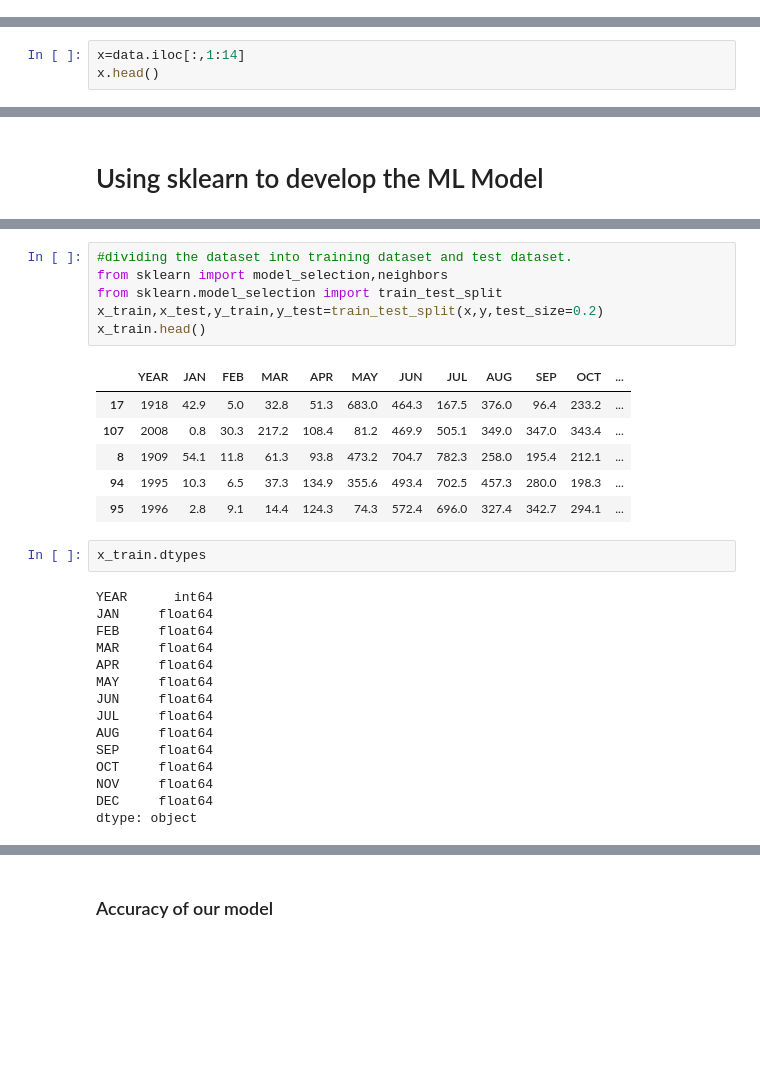
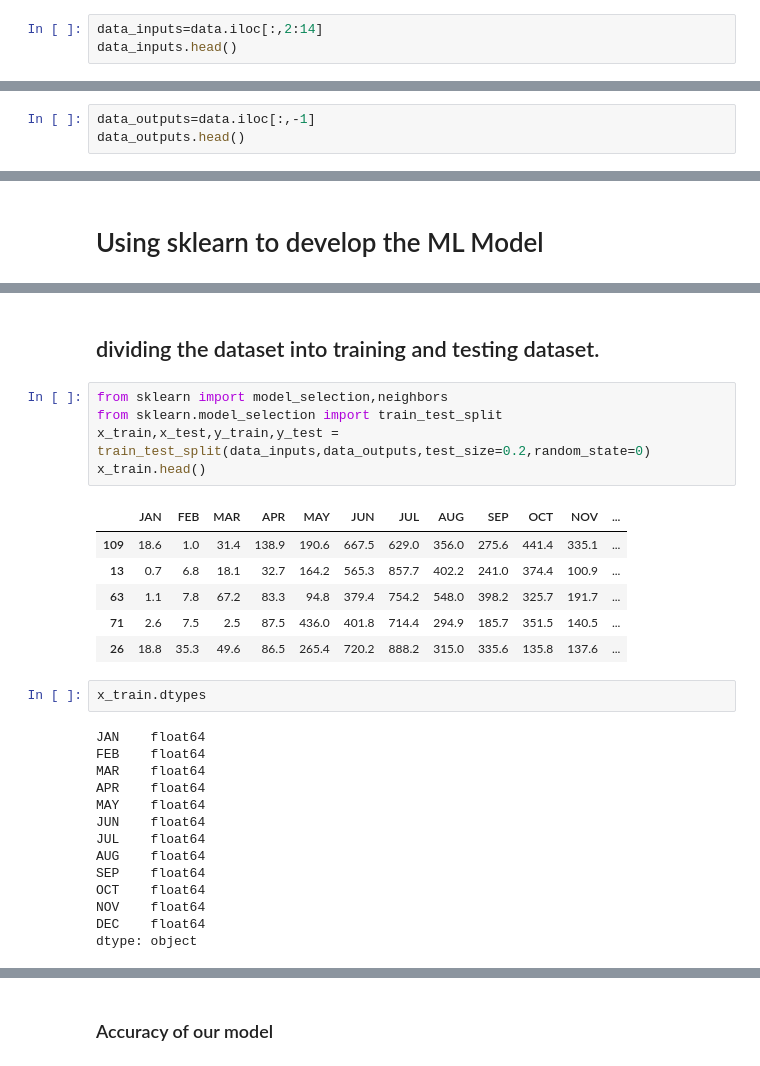
Before and after one commit to Himangshu1086/Flood-Prediction-Unit-Hydrography-and-ML, a Jupyter notebook: Flood_Prediction.ipynb, the cells around one changed output, grey strips where cells are left out. Drawn from its saved outputs; the diff is of its cells as text; blank space fills up the shorter version.

```diff
--- a/Flood_Prediction.ipynb
+++ b/Flood_Prediction.ipynb
@@ -147,0 +209,3 @@ data.iloc[0][2:].sum()-3248.6
+# %%
+data_inputs=data.iloc[:,2:14]
+data_inputs.head()
@@ -148,4 +219,4 @@ data.iloc[0][2:].sum()-3248.6
 # %%
-x=data.iloc[:,1:14]
-x.head()
+data_outputs=data.iloc[:,-1]
+data_outputs.head()
 # %% [output]
@@ -334,30 +381,30 @@ array([[0.        , 0.34371257, 0.56582278, ..., 0.39727673, 0.95570189,
+# %% [markdown]
+## dividing the dataset into training and testing dataset.
 # %%
-#dividing the dataset into training dataset and test dataset.
 from sklearn import model_selection,neighbors
 from sklearn.model_selection import train_test_split
-x_train,x_test,y_train,y_test=train_test_split(x,y,test_size=0.2)
+x_train,x_test,y_train,y_test = train_test_split(data_inputs,data_outputs,test_size=0.2,random_state=0)
 x_train.head()
 # %% [output]
-|  | YEAR | JAN | FEB | MAR | APR | MAY | JUN | JUL | AUG | SEP | OCT | ... |
-| 17 | 1918 | 42.9 | 5.0 | 32.8 | 51.3 | 683.0 | 464.3 | 167.5 | 376.0 | 96.4 | 233.2 | ... |
-| 107 | 2008 | 0.8 | 30.3 | 217.2 | 108.4 | 81.2 | 469.9 | 505.1 | 349.0 | 347.0 | 343.4 | ... |
-| 8 | 1909 | 54.1 | 11.8 | 61.3 | 93.8 | 473.2 | 704.7 | 782.3 | 258.0 | 195.4 | 212.1 | ... |
-| 94 | 1995 | 10.3 | 6.5 | 37.3 | 134.9 | 355.6 | 493.4 | 702.5 | 457.3 | 280.0 | 198.3 | ... |
-| 95 | 1996 | 2.8 | 9.1 | 14.4 | 124.3 | 74.3 | 572.4 | 696.0 | 327.4 | 342.7 | 294.1 | ... |
+|  | JAN | FEB | MAR | APR | MAY | JUN | JUL | AUG | SEP | OCT | NOV | ... |
+| 109 | 18.6 | 1.0 | 31.4 | 138.9 | 190.6 | 667.5 | 629.0 | 356.0 | 275.6 | 441.4 | 335.1 | ... |
+| 13 | 0.7 | 6.8 | 18.1 | 32.7 | 164.2 | 565.3 | 857.7 | 402.2 | 241.0 | 374.4 | 100.9 | ... |
+| 63 | 1.1 | 7.8 | 67.2 | 83.3 | 94.8 | 379.4 | 754.2 | 548.0 | 398.2 | 325.7 | 191.7 | ... |
+| 71 | 2.6 | 7.5 | 2.5 | 87.5 | 436.0 | 401.8 | 714.4 | 294.9 | 185.7 | 351.5 | 140.5 | ... |
+| 26 | 18.8 | 35.3 | 49.6 | 86.5 | 265.4 | 720.2 | 888.2 | 315.0 | 335.6 | 135.8 | 137.6 | ... |
 # %%
 x_train.dtypes
 # %% [output]
-YEAR      int64
-JAN     float64
-FEB     float64
-MAR     float64
-APR     float64
-MAY     float64
-JUN     float64
-JUL     float64
-AUG     float64
-SEP     float64
-OCT     float64
-NOV     float64
-DEC     float64
+JAN    float64
+FEB    float64
+MAR    float64
+APR    float64
+MAY    float64
+JUN    float64
+JUL    float64
+AUG    float64
+SEP    float64
+OCT    float64
+NOV    float64
+DEC    float64
 dtype: object
```
Also changed, not shown: parts of 136 cells of this notebook, 1 other file.
